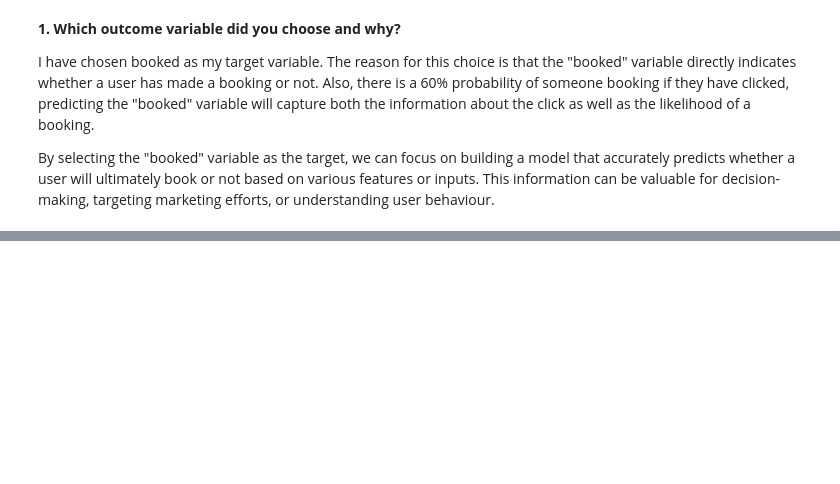
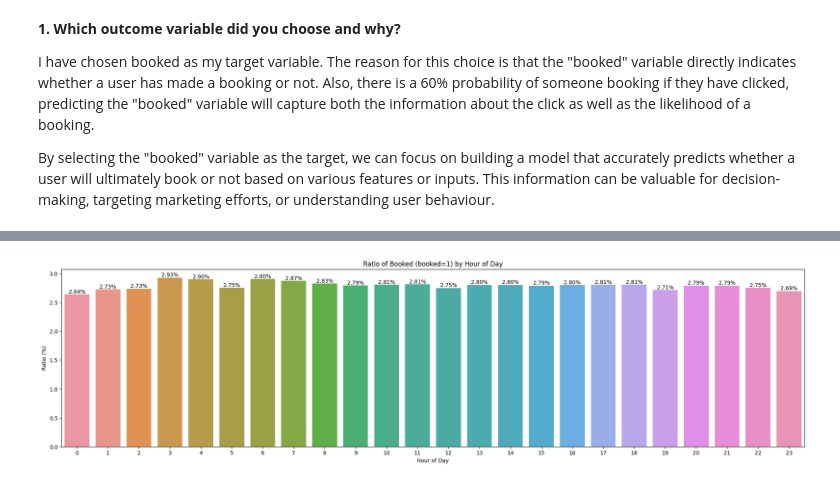
Before and after one commit to manish-tripathi/Amplify-Analytix-Task, a Jupyter notebook: data-science-task.ipynb, the cells around one changed output, grey strips where cells are left out. Cells and saved outputs as stored; diff of their text form; code cells hidden in the pictures; blank space fills up the shorter version.

```diff
--- a/data-science-task.ipynb
+++ b/data-science-task.ipynb
@@ -778,0 +692,30 @@ By selecting the "booked" variable as the target, we can focus on building a mod
+# %%
+# The above plot shows that during ceratin hours of the day more booking are done
+# However this could be simply beacuse of more people are use the website during those hours
+# Normalizing this by diving booking by total views during each of these hours
+
+# Calculating the value counts for 'hour_of_day' where 'booked' is equal to 1
+booked_counts = df[df['booked'] == 1]['hour_of_day'].value_counts()
+
+# Calculating the value counts for 'hour_of_day' in the entire DataFrame
+total_counts = df['hour_of_day'].value_counts()
+
+# Calculating the ratio of bookings by hour of the day
+ratio = booked_counts / total_counts * 100
+
+# Setting the figure size for the plot
+plt.figure(figsize=(25, 6))  # Set the figure size
+
+# Creating a bar plot to visualize the ratio of 'booked' (where 'booked' is 1) by 'hour_of_day'
+sns.barplot(x=ratio.index, y=ratio.values)
+plt.xlabel('Hour of Day')
+plt.ylabel('Ratio (%)')
+plt.title('Ratio of Booked (booked=1) by Hour of Day')
+
+# Adding data labels to the bar plot
+for i, v in enumerate(ratio):
+    plt.text(i, v, f'{v:.2f}%', ha='center', va='bottom')
+
+plt.show()
+# %% [output]
+[figure, added]
```
Also changed, not shown: parts of 36 cells of this notebook.
